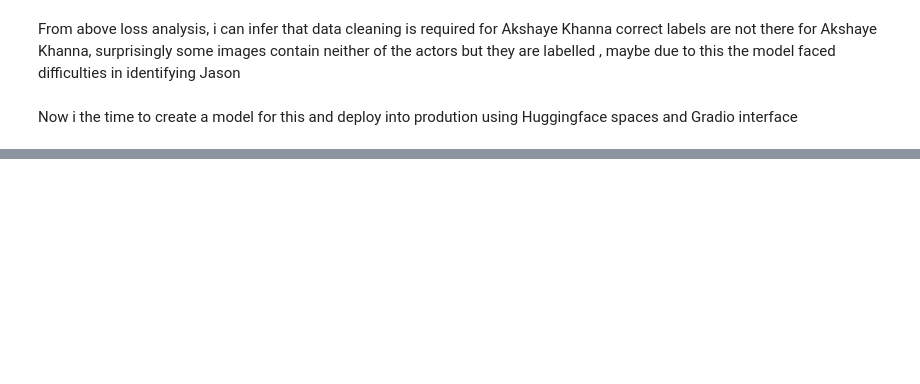
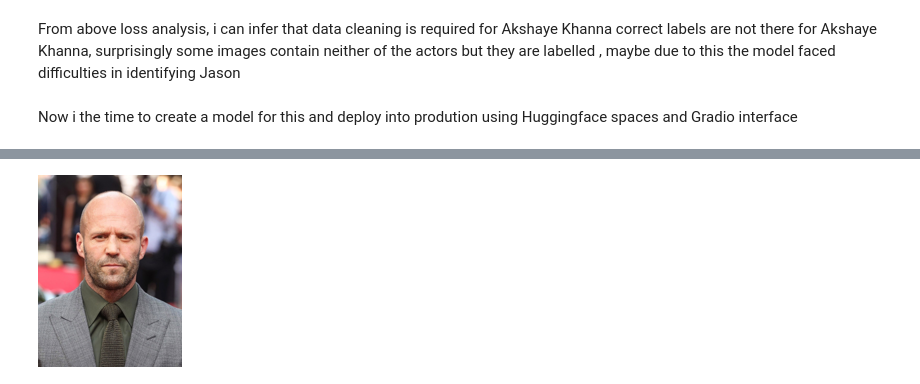
Before and after one commit to prasad209/hello-world, a Jupyter notebook: is-it-jason-statham-or-akshay-khanna-lesson-2.ipynb, the cells around one changed output, grey strips where cells are left out. Cells and saved outputs as stored; diff of their text form; code cells hidden in the pictures; blank space fills up the shorter version.

Commit message:
Kaggle Notebook | Is it Jason statham or Akshay Khanna? Lesson 2 | Version 13

```diff
--- a/is-it-jason-statham-or-akshay-khanna-lesson-2.ipynb
+++ b/is-it-jason-statham-or-akshay-khanna-lesson-2.ipynb
@@ -447,0 +474,6 @@ learn.export('my_first_model.pkl')
+# %%
+ima=PILImage.create('Jason_statham.jpg')
+ima.thumbnail((192,192))
+ima
+# %% [output]
+[figure, added]
```
Also changed, not shown: parts of 32 cells of this notebook.
